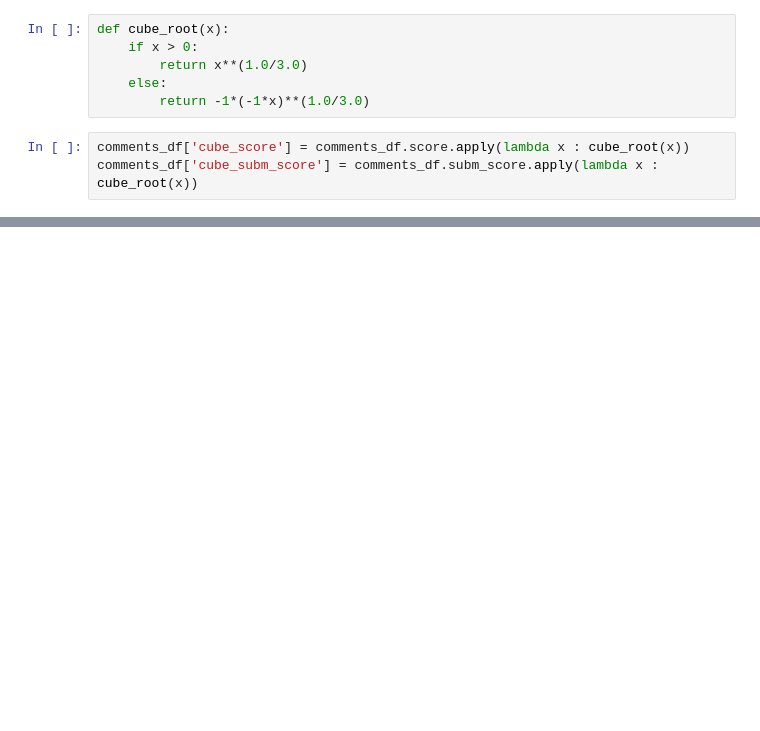
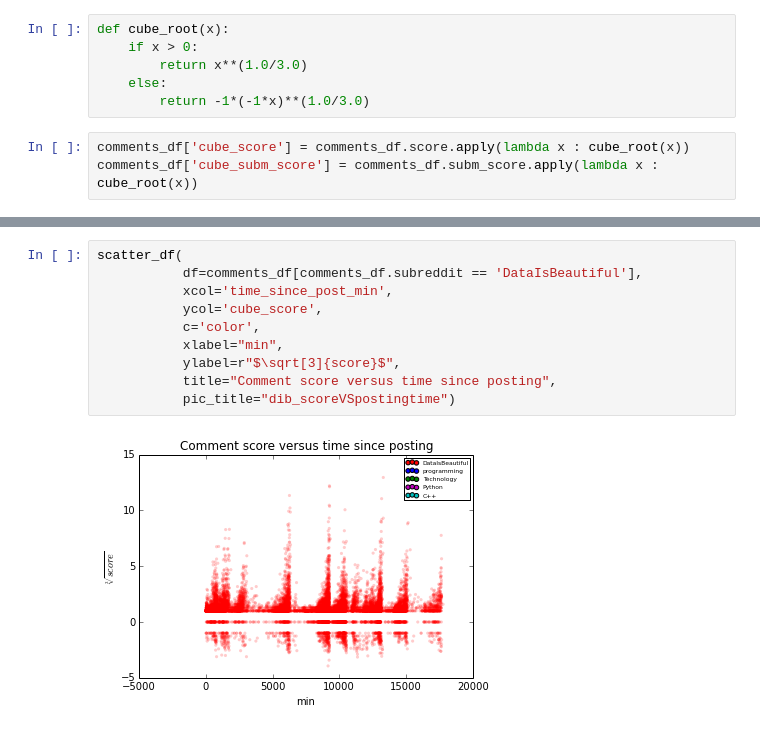
Before and after one commit to gautsi/creddit_score, a Jupyter notebook: notebooks/exploratory_analysis2.ipynb, the cells around one changed output, grey strips where cells are left out. Cells and saved outputs as stored; diff of their text form; blank space fills up the shorter version.

```diff
--- a/notebooks/exploratory_analysis2.ipynb
+++ b/notebooks/exploratory_analysis2.ipynb
@@ -94,0 +106,12 @@ plt.savefig("scoreVSsubm_score", dpi=300)
+# %%
+scatter_df(
+           df=comments_df[comments_df.subreddit == 'DataIsBeautiful'],
+           xcol='time_since_post_min',
+           ycol='cube_score',
+           c='color',
+           xlabel="min",
+           ylabel=r"$\sqrt[3]{score}$",
+           title="Comment score versus time since posting",
+           pic_title="dib_scoreVSpostingtime")
+# %% [output]
+[figure, added]
```
Also changed, not shown: parts of 28 cells of this notebook, 5 other files.
